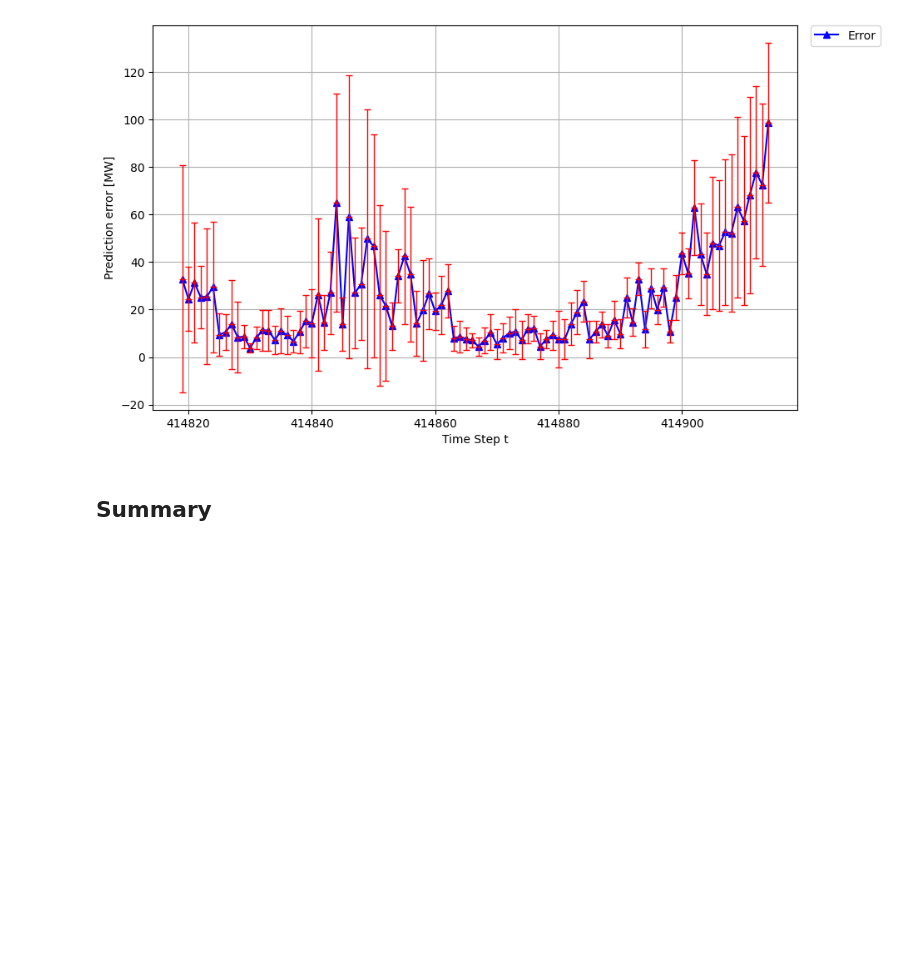
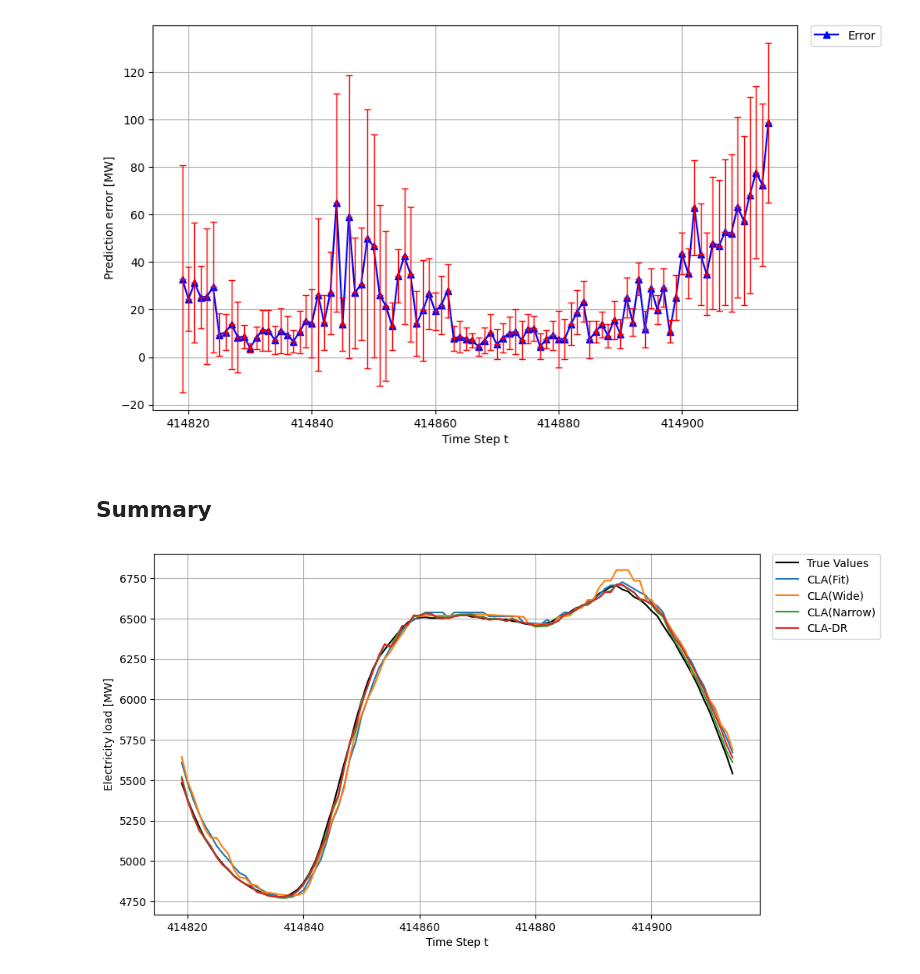
Before and after one commit to tyokyo320/time-series, a Jupyter notebook: utils/predict.ipynb, the cells around one changed output. Cells and saved outputs as stored; diff of their text form; code cells hidden in the pictures; blank space fills up the shorter version.

```diff
--- a/utils/predict.ipynb
+++ b/utils/predict.ipynb
@@ -673,0 +756,5 @@ error_abs_value_list.append(case4_error_abs_value)
+# %%
+# plot_electricity_load_list_by_mean_std(true_values, predicted_values_list, sampling_interval=config.sampling_interval)
+plot_electricity_load_list_by_mean_std_with_cla_labels(true_values, predicted_values_list, labels=cla_labels, sampling_interval=config.sampling_interval)
+# %% [output]
+[figure, added]
```
Also changed, not shown: parts of 8 cells of this notebook, 4 other files.
